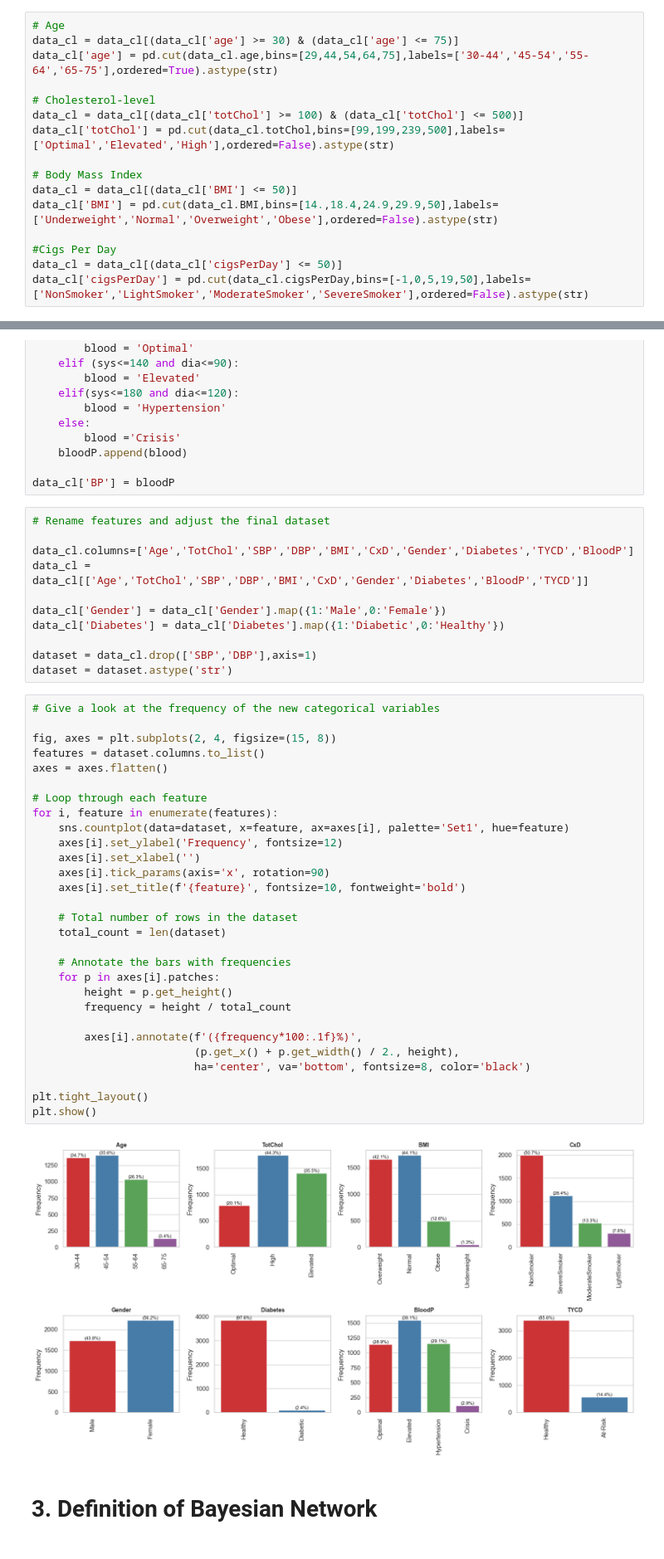
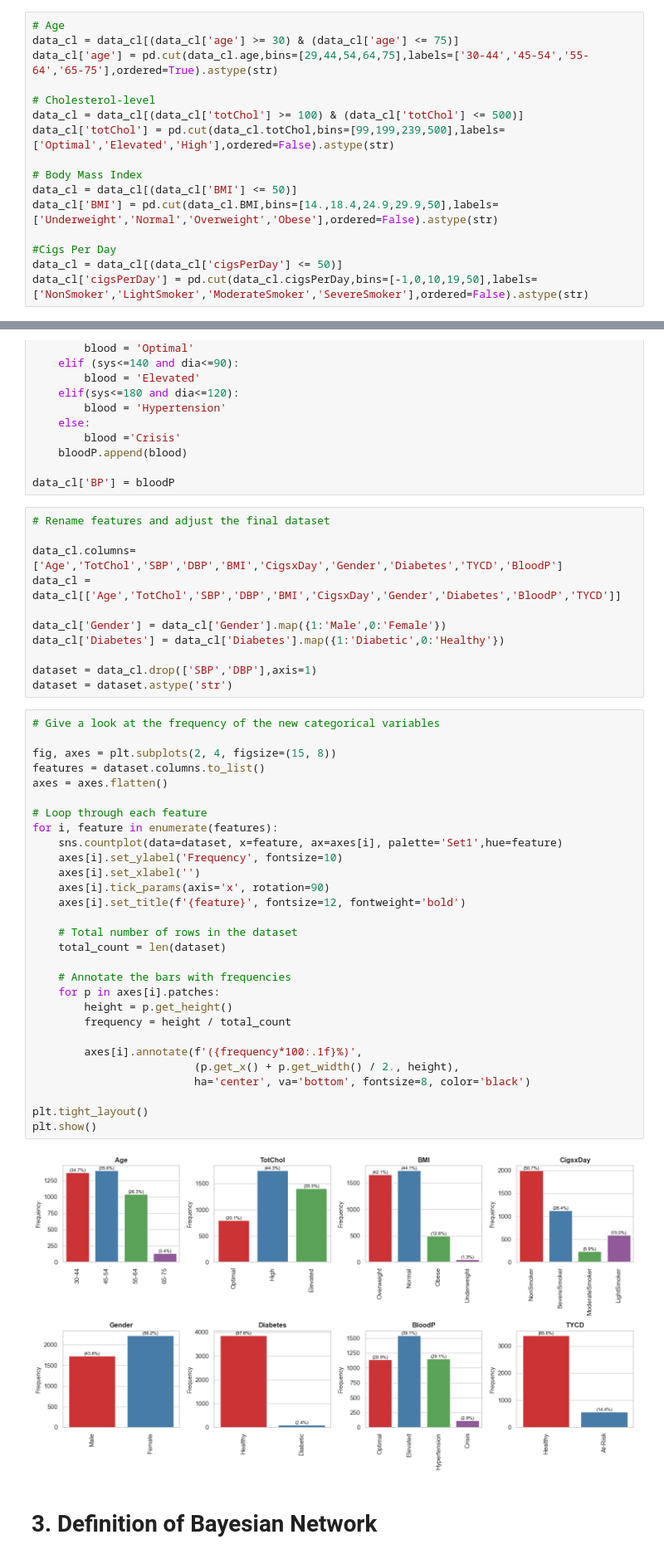
Before and after one commit to TarMatt/Coronary_disease, a Jupyter notebook: uni_project.ipynb, the cells around one changed output, grey strips where cells are left out. Shown at 83% size. Saved outputs shown, nothing was run; the diff lists cells and outputs as text.

```diff
--- a/uni_project.ipynb
+++ b/uni_project.ipynb
@@ -164,7 +164,7 @@ data_cl['BMI'] = pd.cut(data_cl.BMI,bins=[14.,18.4,24.9,29.9,50],labels=['Underw
 
 #Cigs Per Day
 data_cl = data_cl[(data_cl['cigsPerDay'] <= 50)]
-data_cl['cigsPerDay'] = pd.cut(data_cl.cigsPerDay,bins=[-1,0,5,19,50],labels=['NonSmoker','LightSmoker','ModerateSmoker','SevereSmoker'],ordered=False).astype(str)
+data_cl['cigsPerDay'] = pd.cut(data_cl.cigsPerDay,bins=[-1,0,10,19,50],labels=['NonSmoker','LightSmoker','ModerateSmoker','SevereSmoker'],ordered=False).astype(str)
 # %%
 # Create a Blood pressure variable
 
@@ -192,8 +192,8 @@ data_cl['BP'] = bloodP
 # %%
 # Rename features and adjust the final dataset
 
-data_cl.columns=['Age','TotChol','SBP','DBP','BMI','CxD','Gender','Diabetes','TYCD','BloodP']
-data_cl = data_cl[['Age','TotChol','SBP','DBP','BMI','CxD','Gender','Diabetes','BloodP','TYCD']]
+data_cl.columns=['Age','TotChol','SBP','DBP','BMI','CigsxDay','Gender','Diabetes','TYCD','BloodP']
+data_cl = data_cl[['Age','TotChol','SBP','DBP','BMI','CigsxDay','Gender','Diabetes','BloodP','TYCD']]
 
 data_cl['Gender'] = data_cl['Gender'].map({1:'Male',0:'Female'})
 data_cl['Diabetes'] = data_cl['Diabetes'].map({1:'Diabetic',0:'Healthy'})
@@ -203,34 +203,34 @@ dataset = dataset.astype('str')
 # %%
 # Give a look at the frequency of the new categorical variables
 
 fig, axes = plt.subplots(2, 4, figsize=(15, 8))
 features = dataset.columns.to_list()
 axes = axes.flatten()
 
 # Loop through each feature
 for i, feature in enumerate(features):
-    sns.countplot(data=dataset, x=feature, ax=axes[i], palette='Set1', hue=feature)
-    axes[i].set_ylabel('Frequency', fontsize=12)
+    sns.countplot(data=dataset, x=feature, ax=axes[i], palette='Set1',hue=feature)
+    axes[i].set_ylabel('Frequency', fontsize=10)
     axes[i].set_xlabel('')
     axes[i].tick_params(axis='x', rotation=90)
-    axes[i].set_title(f'{feature}', fontsize=10, fontweight='bold')
+    axes[i].set_title(f'{feature}', fontsize=12, fontweight='bold')
 
     # Total number of rows in the dataset
     total_count = len(dataset)
 
     # Annotate the bars with frequencies
     for p in axes[i].patches:
         height = p.get_height()
         frequency = height / total_count
 
         axes[i].annotate(f'({frequency*100:.1f}%)',
                          (p.get_x() + p.get_width() / 2., height),
                          ha='center', va='bottom', fontsize=8, color='black')
 
 plt.tight_layout()
 plt.show()
 # %% [output]
-[figure, old version]
+[figure, new version]
 # %% [markdown]
 # 3. Definition of Bayesian Network
 # %% [markdown]
```
Also changed, not shown: parts of 18 cells of this notebook.
